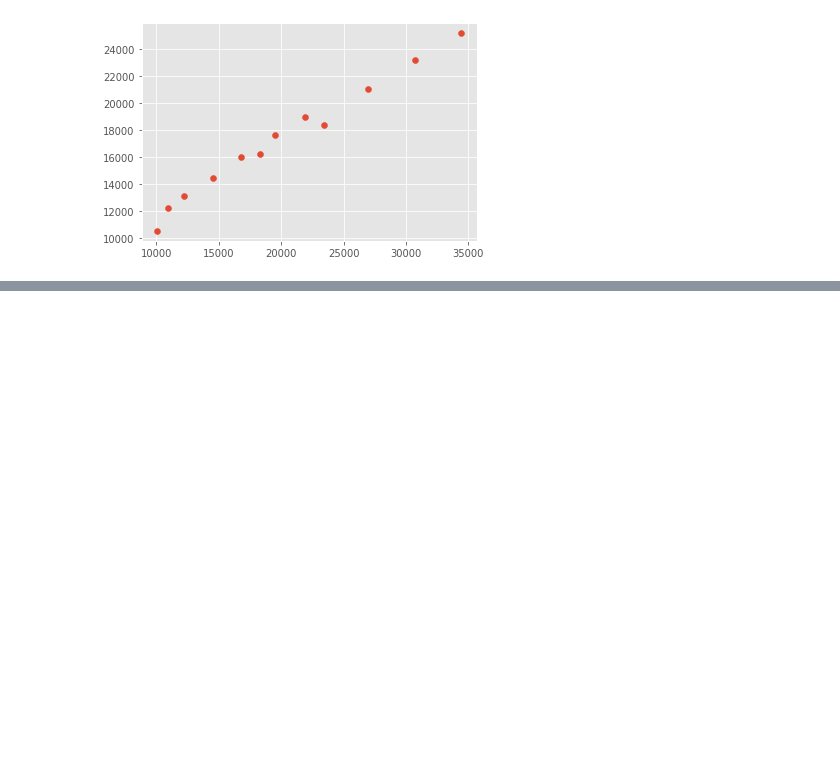
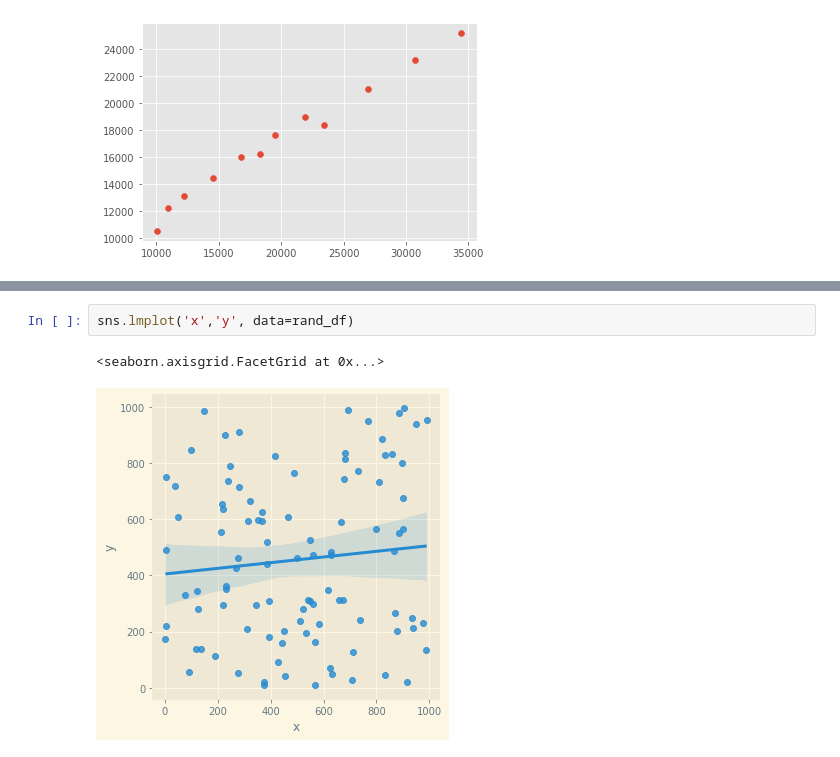
Before and after one commit to trana20/PracComp22, a Jupyter notebook: PracComp22.ipynb, the cells around one changed output, grey strips where cells are left out. Drawn from its saved outputs; the diff is of its cells as text; blank space fills up the shorter version.

```diff
--- a/PracComp22.ipynb
+++ b/PracComp22.ipynb
@@ -584,0 +646,5 @@ plt.style.use(ggp.)
+# %%
+sns.lmplot('x','y', data=rand_df)
+# %% [output]
+<seaborn.axisgrid.FacetGrid at 0x...>
+[figure, added]
```
Also changed, not shown: parts of 57 cells of this notebook.
